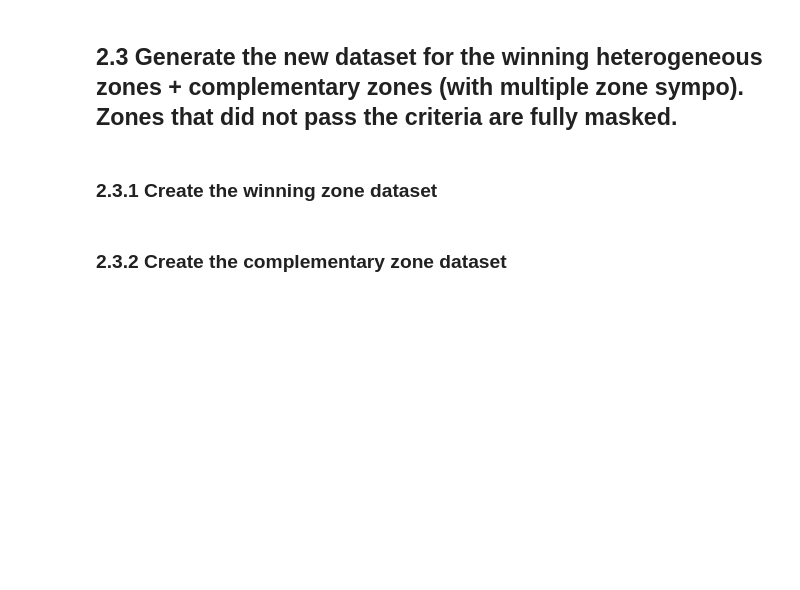
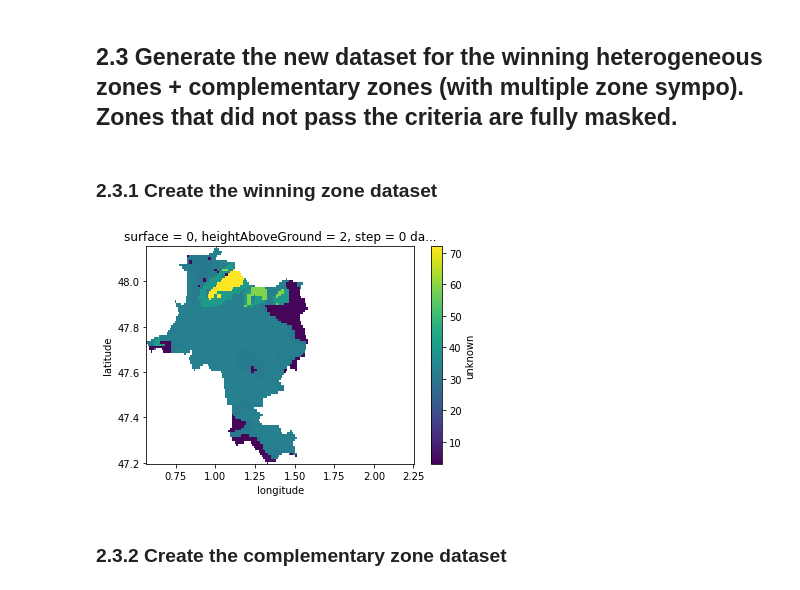
Before and after one commit to GabsRSA/stageemi, a Jupyter notebook: stageemi/notebook_gabriel/zonage_homogeneous/Divide_departement_into_homogeneous_zones.ipynb, the cells around one changed output. Cells and saved outputs as stored; diff of their text form; code cells hidden in the pictures; blank space fills up the shorter version.

```diff
--- a/stageemi/notebook_gabriel/zonage_homogeneous/Divide_departement_into_homogeneous_zones.ipynb
+++ b/stageemi/notebook_gabriel/zonage_homogeneous/Divide_departement_into_homogeneous_zones.ipynb
@@ -170,3 +170,7 @@ dist_min_sum_by_step=dist_sum_by_step_id_min[:,dist_sum_by_step_id_min.argmin(("
+# %%
+# define the winning zones indices in dataarray (it is important for the next two steps so that a vector is create, not a square matrix if one uses a ndarray)
+zone_sum_with_dist_min_by_step=dist_sum_by_step_id_min.argmin(("id"))+1 # +1 is to compensate for the first column (complementary of the departement that we dropped)
+#zone_sum_with_dist_min_by_step
 # %% [markdown]
 ### 2.1.2 Mean value of the distance per pixel for all winning zones and their complementary zones (the mean distance per pixel = distance density here)
 # %%
@@ -277,7 +295,9 @@ ds_masked_zones_hetero["unknown"]=(tuple(['step','latitude','longitude']),tmp_ma
 #ds_masked_zones_hetero
 # %%
 # check on one case (look at one step that is applicable)
-#ds_masked_zones_hetero.isel(step=2).unknown.plot.imshow();
+ds_masked_zones_hetero.isel(step=2).unknown.plot.imshow();
+# %% [output]
+[figure, added]
 # %% [markdown]
 ### 2.3.2 Create the complementary zone dataset
 # %%
```
Also changed, not shown: parts of 8 cells of this notebook.
